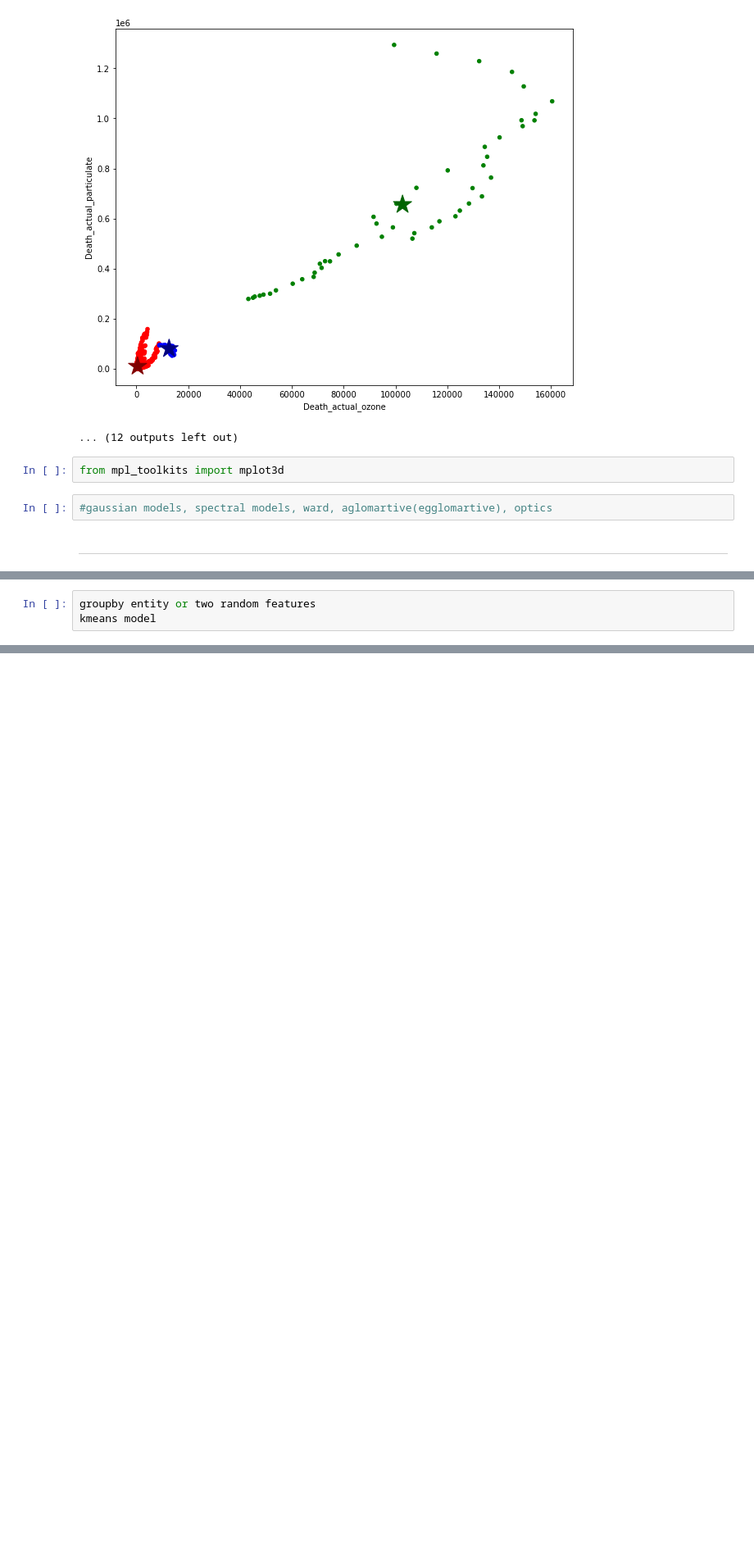
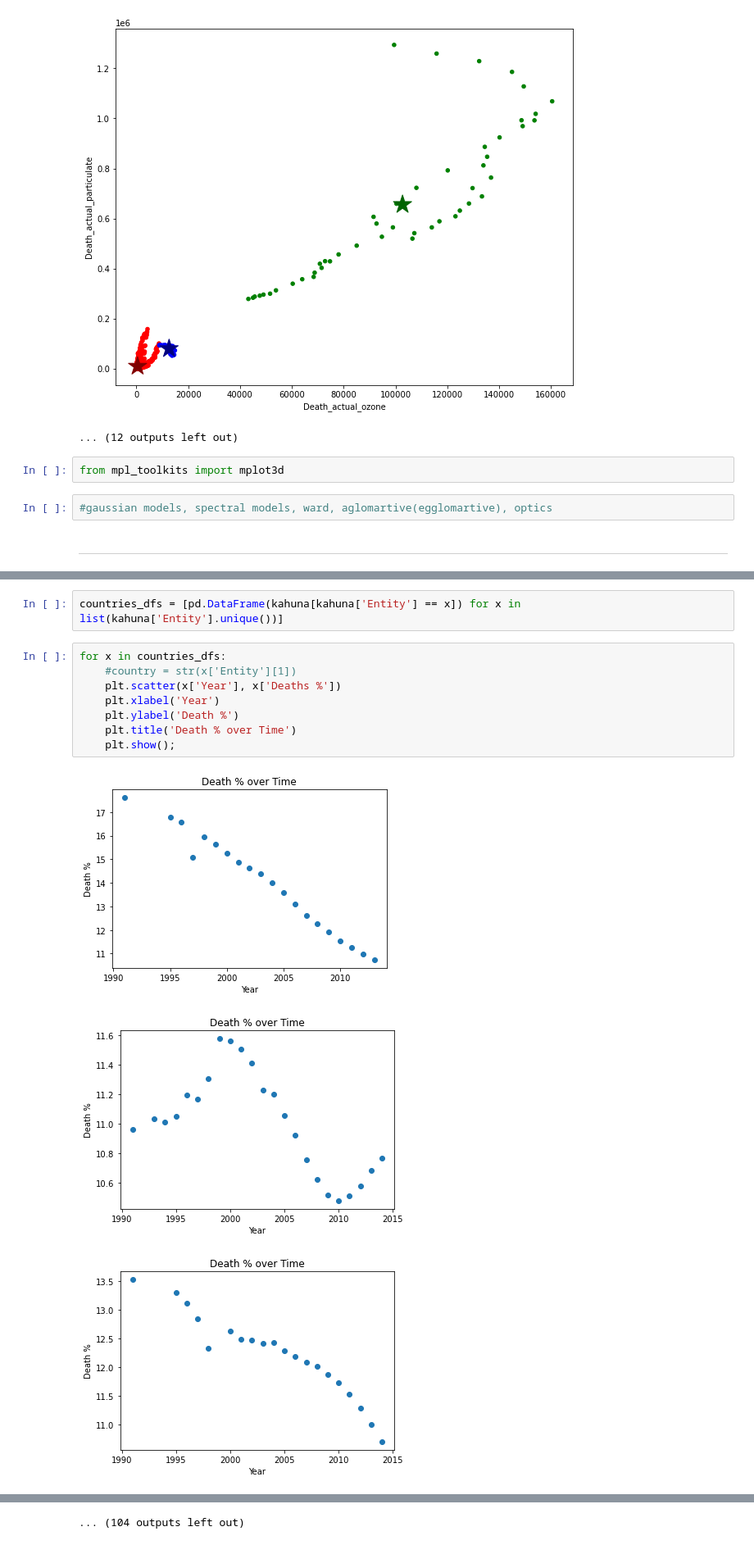
Before and after one commit to janmanjan/climate_change_global_analysis, a Jupyter notebook: code/sz/sz_notebook.ipynb, the cells around one changed output, grey strips where cells are left out. Shown at 82% size. Cells and saved outputs as stored; diff of their text form; blank space fills up the shorter version.

```diff
--- a/code/sz/sz_notebook.ipynb
+++ b/code/sz/sz_notebook.ipynb
@@ -316,3 +351,14 @@ from mpl_toolkits import mplot3d
-# %%
-groupby entity or two random features
-kmeans model
+# %%
+countries_dfs = [pd.DataFrame(kahuna[kahuna['Entity'] == x]) for x in list(kahuna['Entity'].unique())]
+# %%
+for x in countries_dfs:
+    #country = str(x['Entity'][1])
+    plt.scatter(x['Year'], x['Deaths %'])
+    plt.xlabel('Year')
+    plt.ylabel('Death %')
+    plt.title('Death % over Time')
+    plt.show();
+# %% [output]
+[figure, added]
+[figure, added]
+[figure, added]
@@ -318,0 +374 @@ kmeans model
+... (104 outputs left out)
```
Also changed, not shown: parts of 22 cells of this notebook.
